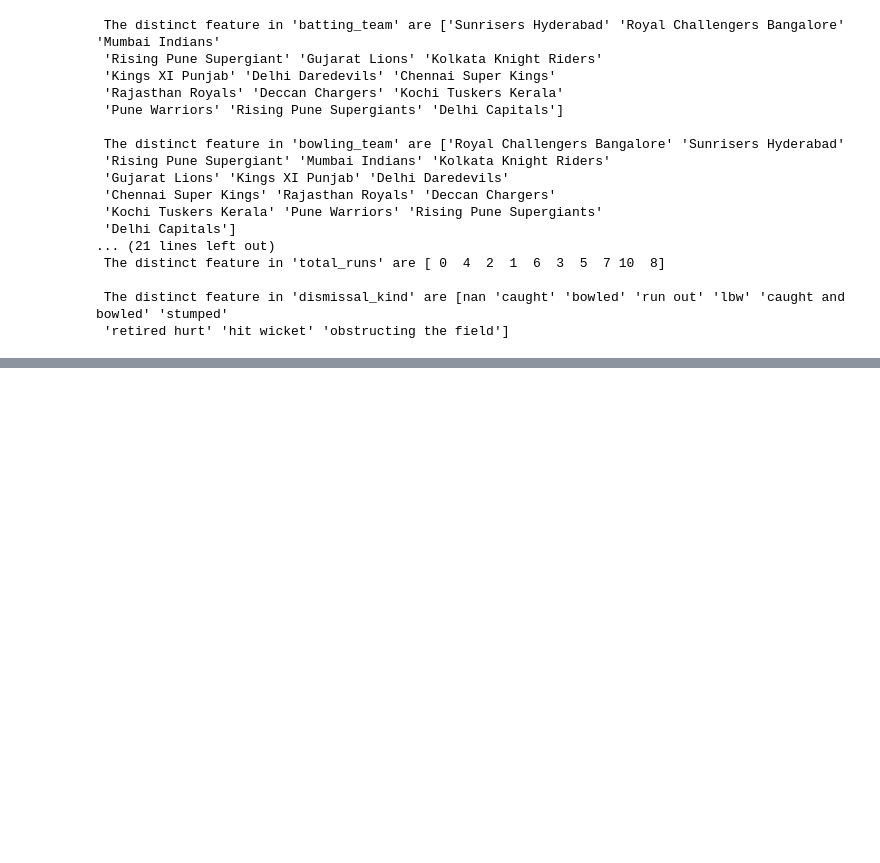
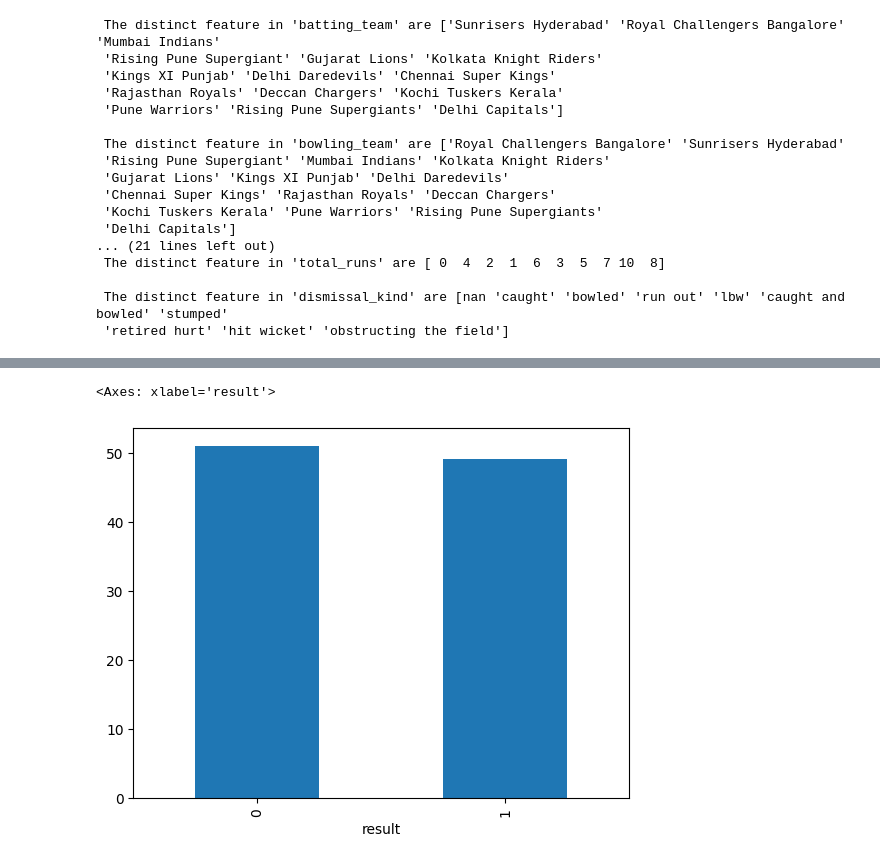
Before and after one commit to jeeva-anand/IPL-Win-Prediction, a Jupyter notebook: ipl_win_prediction.ipynb, the cells around one changed output, grey strips where cells are left out. Saved outputs shown, nothing was run; the diff lists cells and outputs as text; code cells hidden in the pictures; blank space fills up the shorter version.

```diff
--- a/ipl_win_prediction.ipynb
+++ b/ipl_win_prediction.ipynb
@@ -196,0 +622,6 @@ for dlv in dlv_lst:
+# %%
+delivery['player_dismissed'].fillna(0,inplace=True)
+
+delivery['player_dismissed'] = delivery['player_dismissed'].apply(lambda x: x if x==0 else 1)
+
+delivery.player_dismissed.unique()
@@ -196,0 +636,7 @@ for dlv in dlv_lst:
+# %%
+
+# wicket = delivery.groupby('match_id')['player_dismissed'].cumsum().values
+
+wicket = delivery.groupby('match_id')['player_dismissed'].cumsum().to_numpy()
+
+delivery['wickets_left'] = 10 - wicket
@@ -196,0 +653,14 @@ for dlv in dlv_lst:
+# %%
+
+# delivery['curr_run_rate'] = delivery['curr_score'] / delivery['over']
+# delivery['req_run_rate'] = ( delivery['total_runs_x'] - delivery['curr_score']) /delivery['balls_left']
+
+
+
+
+delivery['curr_run_rate'] = (delivery['curr_score']*6)/(120-delivery['balls_left'])
+delivery['req_run_rate'] = (delivery['runs_required']*6)/(delivery['balls_left'])
+
+des = delivery[['curr_run_rate','req_run_rate']]
+
+des.iloc[125:300]
@@ -196,0 +692,19 @@ for dlv in dlv_lst:
+# %%
+# Target Variable analysis
+
+# Day 04 12/05 10:05 AM
+
+def resultOfMatch(row):
+  return 1 if row['batting_team'] == row['winner'] else 0
+
+delivery['result'] = delivery.apply(resultOfMatch,axis=1)
+# %%
+import seaborn  as sns
+# import matplotlib.pyplot as pt
+
+# sns.countplot(delivery['result'])
+
+(delivery['result'].value_counts(normalize=True)*100).plot.bar()
+# %% [output]
+<Axes: xlabel='result'>
+[figure, added]
```
Also changed, not shown: parts of 56 cells of this notebook.
